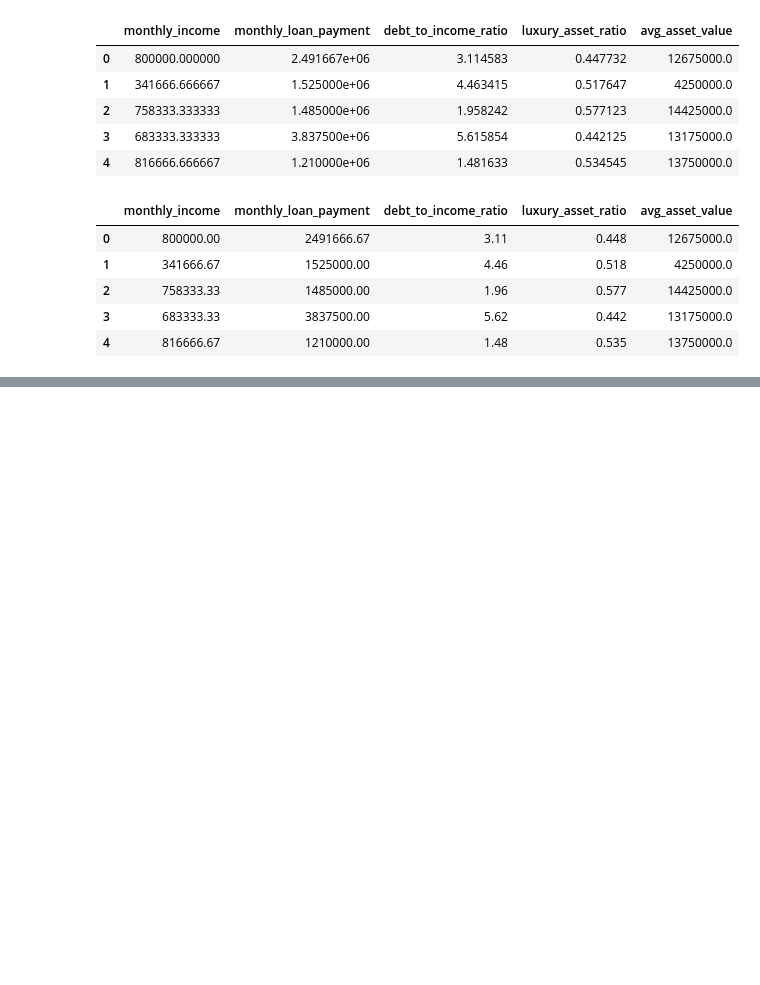
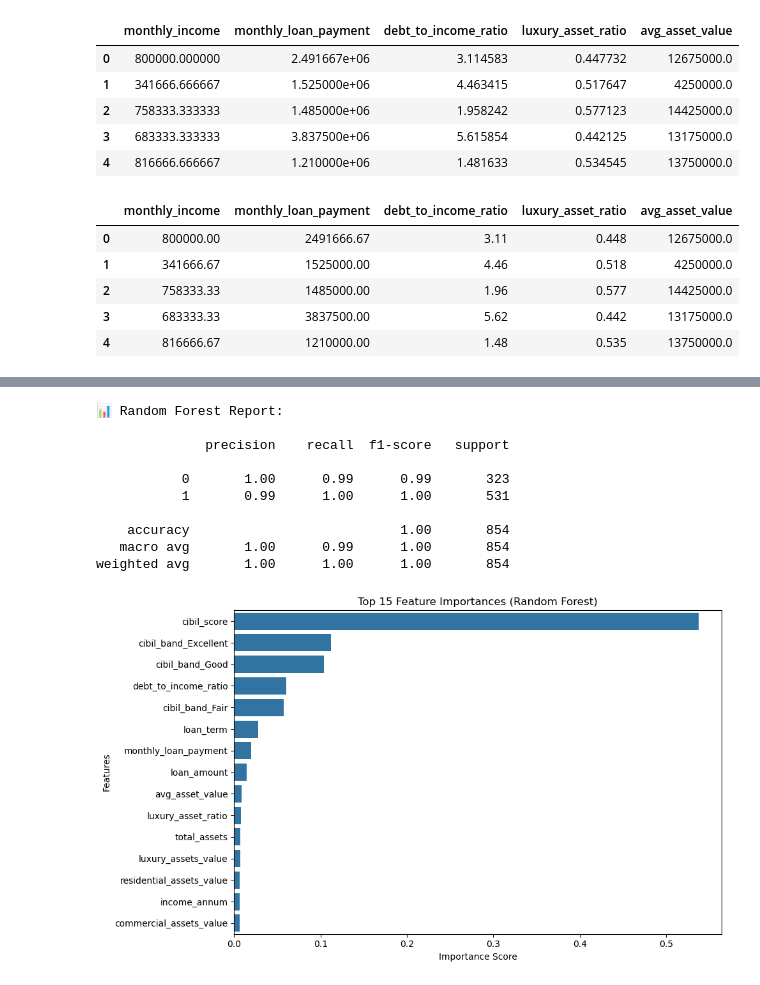
Before and after one commit to MaenKhaled/loan-approval-prediction, a Jupyter notebook: notebooks/Cleaning_Advance_Hipolito.ipynb, the cells around one changed output, grey strips where cells are left out. Cells and saved outputs as stored; diff of their text form; code cells hidden in the pictures; blank space fills up the shorter version.

Commit message:
Ramdon forest featuring engeering

```diff
--- a/notebooks/Cleaning_Advance_Hipolito.ipynb
+++ b/notebooks/Cleaning_Advance_Hipolito.ipynb
@@ -136,0 +157,63 @@ df[[
+# %%
+# Exclude columns that should not be used as input
+X = df.drop(columns=["loan_id", "loan_status"])
+
+# target variable
+y = df["loan_status"]
+# %%
+from sklearn.model_selection import train_test_split
+from sklearn.preprocessing import StandardScaler
+
+# Stratified Split
+X_train, X_test, y_train, y_test = train_test_split(
+    X, y, test_size=0.2, stratify=y, random_state=42)
+
+# Variable scaling
+scaler = StandardScaler()
+X_train_scaled = scaler.fit_transform(X_train)
+X_test_scaled = scaler.transform(X_test)
+# %%
+from sklearn.ensemble import RandomForestClassifier
+from sklearn.metrics import classification_report
+import pandas as pd
+import matplotlib.pyplot as plt
+import seaborn as sns
+
+
+# Train model
+rf = RandomForestClassifier(n_estimators=100, random_state=42)
+rf.fit(X_train, y_train)
+
+
+# Predictions
+y_pred = rf.predict(X_test)
+
+# Assessment
+print("📊 Random Forest Report:\n")
+print(classification_report(y_test, y_pred))
+
+# Importance of variables
+importances = pd.Series(rf.feature_importances_, index=X.columns)
+importances_sorted = importances.sort_values(ascending=False).head(15)
+
+
+# View
+plt.figure(figsize=(10, 6))
+sns.barplot(x=importances_sorted, y=importances_sorted.index)
+plt.title("Top 15 Feature Importances (Random Forest)")
+plt.xlabel("Importance Score")
+plt.ylabel("Features")
+plt.tight_layout()
+plt.show()
+# %% [output]
+📊 Random Forest Report:
+
+              precision    recall  f1-score   support
+
+           0       1.00      0.99      0.99       323
+           1       0.99      1.00      1.00       531
+
+    accuracy                           1.00       854
+   macro avg       1.00      0.99      1.00       854
+weighted avg       1.00      1.00      1.00       854
+[figure, added]
```
Also changed, not shown: parts of 1 cell of this notebook.
